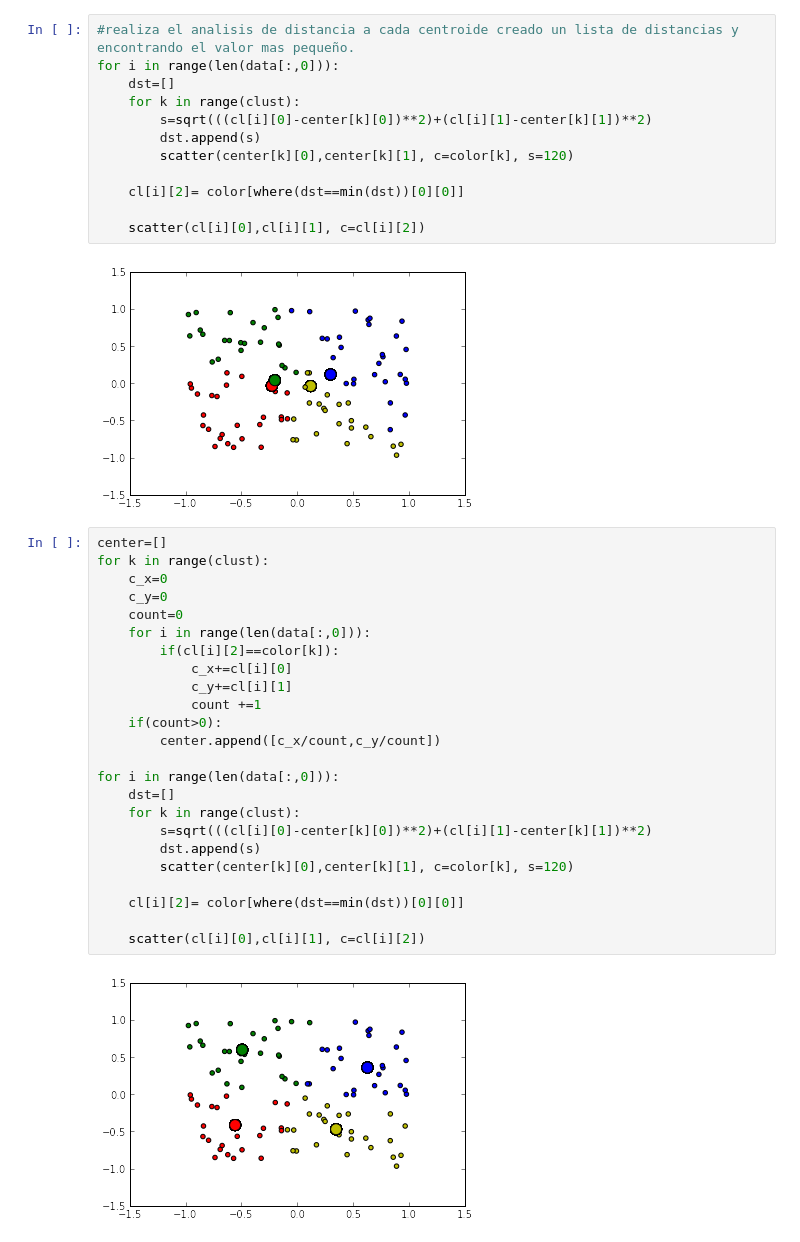
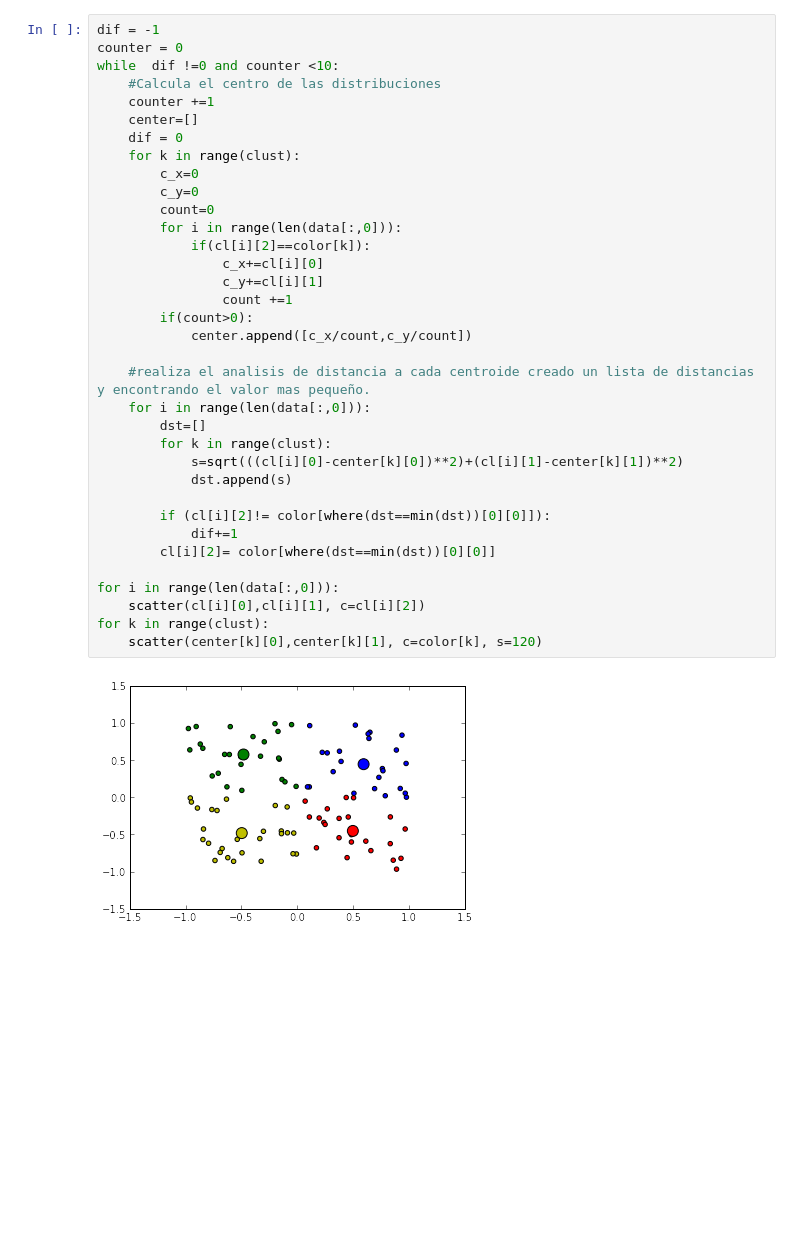
Before and after one commit to sergioandrescs/ipythonworks, a Jupyter notebook: first_clust.ipynb, the cells around one changed output. Cells and saved outputs as stored; diff of their text form; blank space fills up the shorter version.

Commit message:
Clust file whit while loop

```diff
--- a/first_clust.ipynb
+++ b/first_clust.ipynb
@@ -39,40 +36,37 @@ Populating the interactive namespace from numpy and matplotlib
 # %%
-#realiza el analisis de distancia a cada centroide creado un lista de distancias y encontrando el valor mas pequeño.
+dif = -1
+counter = 0
+while  dif !=0 and counter <10:
+    #Calcula el centro de las distribuciones
+    counter +=1
+    center=[]
+    dif = 0
+    for k in range(clust):
+        c_x=0
+        c_y=0
+        count=0
+        for i in range(len(data[:,0])):
+            if(cl[i][2]==color[k]):
+                c_x+=cl[i][0]
+                c_y+=cl[i][1]
+                count +=1
+        if(count>0):
+            center.append([c_x/count,c_y/count])
+
+    #realiza el analisis de distancia a cada centroide creado un lista de distancias y encontrando el valor mas pequeño.
+    for i in range(len(data[:,0])):
+        dst=[]
+        for k in range(clust):
+            s=sqrt(((cl[i][0]-center[k][0])**2)+(cl[i][1]-center[k][1])**2)
+            dst.append(s)
+
+        if (cl[i][2]!= color[where(dst==min(dst))[0][0]]):
+            dif+=1
+        cl[i][2]= color[where(dst==min(dst))[0][0]]
+
 for i in range(len(data[:,0])):
-    dst=[]
-    for k in range(clust):
-        s=sqrt(((cl[i][0]-center[k][0])**2)+(cl[i][1]-center[k][1])**2)
-        dst.append(s)
-        scatter(center[k][0],center[k][1], c=color[k], s=120)
-
-    cl[i][2]= color[where(dst==min(dst))[0][0]]
-
     scatter(cl[i][0],cl[i][1], c=cl[i][2])
+for k in range(clust):
+    scatter(center[k][0],center[k][1], c=color[k], s=120)
 # %% [output]
-[figure, old version]
+[figure, new version]
-# %%
-center=[]
-for k in range(clust):
-    c_x=0
-    c_y=0
-    count=0
-    for i in range(len(data[:,0])):
-        if(cl[i][2]==color[k]):
-            c_x+=cl[i][0]
-            c_y+=cl[i][1]
-            count +=1
-    if(count>0):
-        center.append([c_x/count,c_y/count])
-
-for i in range(len(data[:,0])):
-    dst=[]
-    for k in range(clust):
-        s=sqrt(((cl[i][0]-center[k][0])**2)+(cl[i][1]-center[k][1])**2)
-        dst.append(s)
-        scatter(center[k][0],center[k][1], c=color[k], s=120)
-
-    cl[i][2]= color[where(dst==min(dst))[0][0]]
-
-    scatter(cl[i][0],cl[i][1], c=cl[i][2])
-# %% [output]
-[figure, removed]
```
Also changed, not shown: parts of 2 cells of this notebook.
